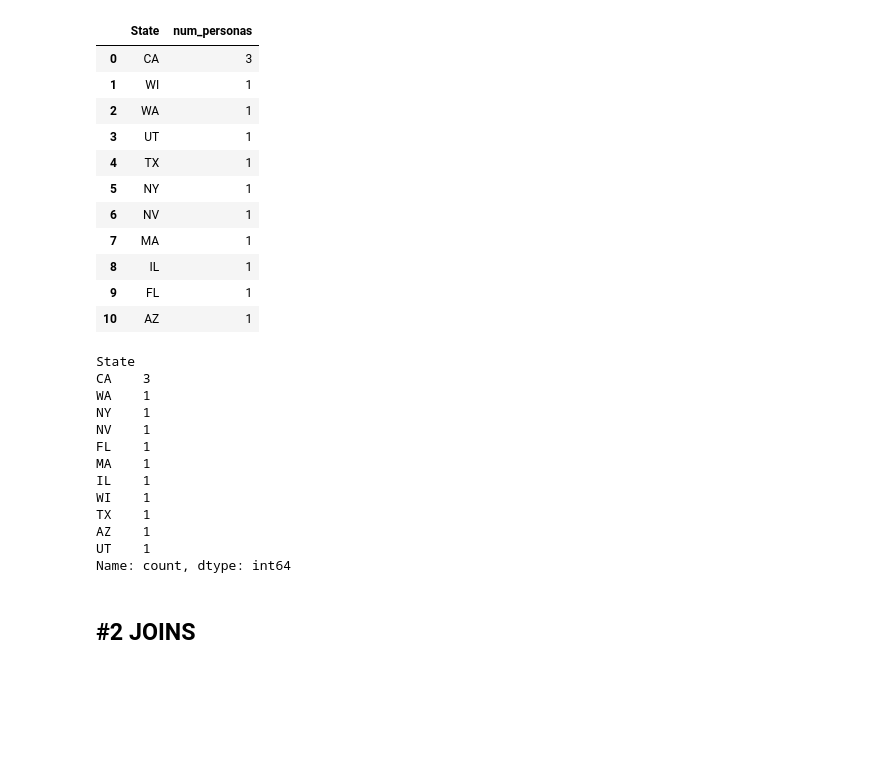
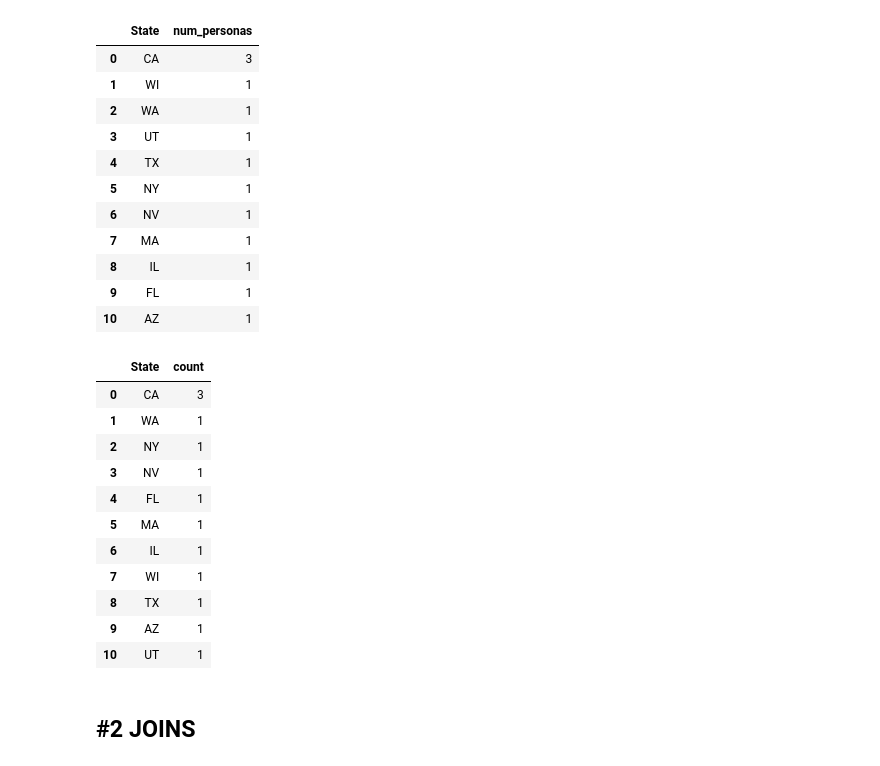
Before and after one commit to ANG112/ONLINE_DS_THEBRIDGE_ALFONSO_NIETO, a Jupyter notebook: 03_Analisis_de_Datos/Sprint_06/Unidad_01/Practica_Obligatoria/18_Practica_Obligatoria_SQL.ipynb, the cells around one changed output. Saved outputs shown, nothing was run; the diff lists cells and outputs as text; code cells hidden in the pictures; blank space fills up the shorter version.

```diff
--- a/03_Analisis_de_Datos/Sprint_06/Unidad_01/Practica_Obligatoria/18_Practica_Obligatoria_SQL.ipynb
+++ b/03_Analisis_de_Datos/Sprint_06/Unidad_01/Practica_Obligatoria/18_Practica_Obligatoria_SQL.ipynb
@@ -283,21 +283,20 @@ sql_query(query)
 | 10 | AZ | 1 |
 # %%
 # Pandas
-df_customer.loc[df_customer["Country"]=="USA", "State"].value_counts()
+df_customer.loc[df_customer["Country"]=="USA", "State"].value_counts().reset_index()
 # %% [output]
-State
-CA    3
-WA    1
-NY    1
-NV    1
-FL    1
-MA    1
-IL    1
-WI    1
-TX    1
-AZ    1
-UT    1
-Name: count, dtype: int64
+|  | State | count |
+| 0 | CA | 3 |
+| 1 | WA | 1 |
+| 2 | NY | 1 |
+| 3 | NV | 1 |
+| 4 | FL | 1 |
+| 5 | MA | 1 |
+| 6 | IL | 1 |
+| 7 | WI | 1 |
+| 8 | TX | 1 |
+| 9 | AZ | 1 |
+| 10 | UT | 1 |
 # %% [markdown]
 ## #2 JOINS
 # %% [markdown]
```
Also changed, not shown: parts of 3 cells of this notebook.
